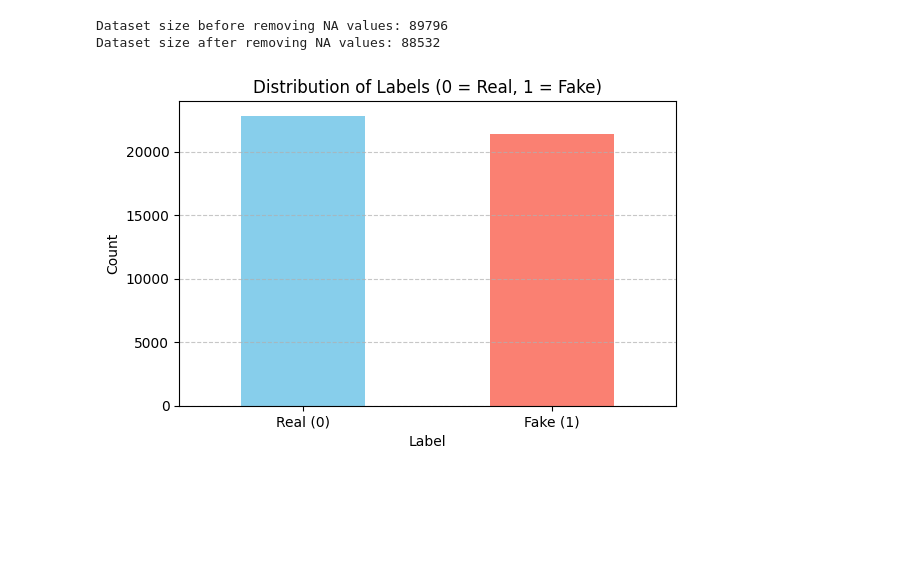
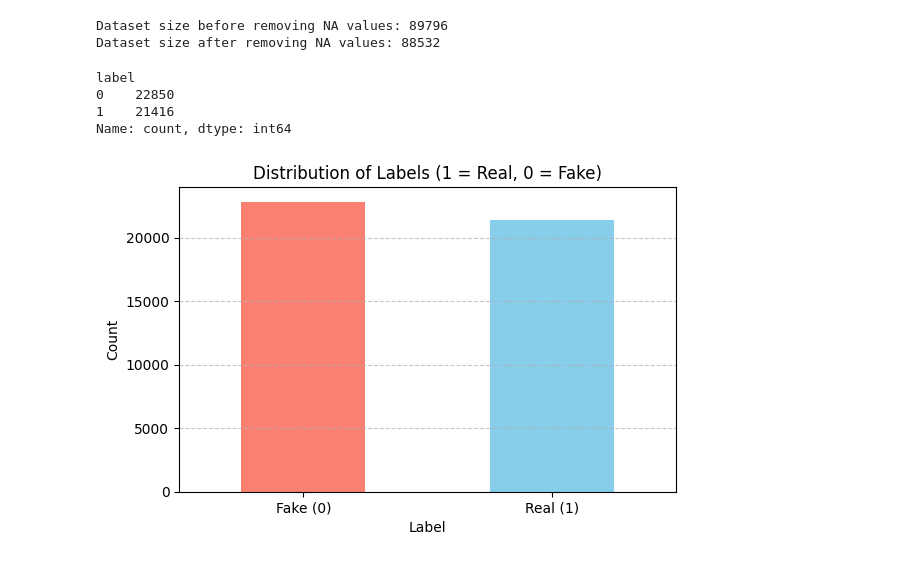
Before and after one commit to katerynamelnykova/fake-news-classifier, a Jupyter notebook: data_cleaning_isot.ipynb, the cells around one changed output. Saved outputs shown, nothing was run; the diff lists cells and outputs as text; code cells hidden in the pictures; blank space fills up the shorter version.

```diff
--- a/data_cleaning_isot.ipynb
+++ b/data_cleaning_isot.ipynb
@@ -100,15 +100,20 @@ Dataset size before removing NA values: 89796
 Dataset size after removing NA values: 88532
 # %%
 label_counts = news['label'].value_counts()
+print(label_counts)
 
 plt.figure(figsize=(6, 4))
-label_counts.plot(kind='bar', color=['skyblue', 'salmon'])
-plt.title('Distribution of Labels (0 = Real, 1 = Fake)')
+label_counts.plot(kind='bar', color=['salmon', 'skyblue'])
+plt.title('Distribution of Labels (1 = Real, 0 = Fake)')
 plt.xlabel('Label')
 plt.ylabel('Count')
-plt.xticks(ticks=[0, 1], labels=['Real (0)', 'Fake (1)'], rotation=0)
+plt.xticks(ticks=[0, 1], labels=['Fake (0)', 'Real (1)'], rotation=0)
 plt.grid(axis='y', linestyle='--', alpha=0.7)
 plt.tight_layout()
 plt.show()
 # %% [output]
+label
+0    22850
+1    21416
+Name: count, dtype: int64
-[figure, old version]
+[figure, new version]
```
